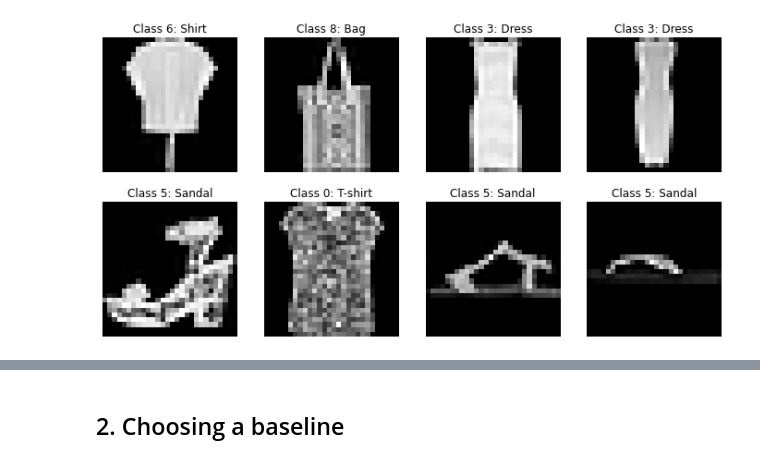
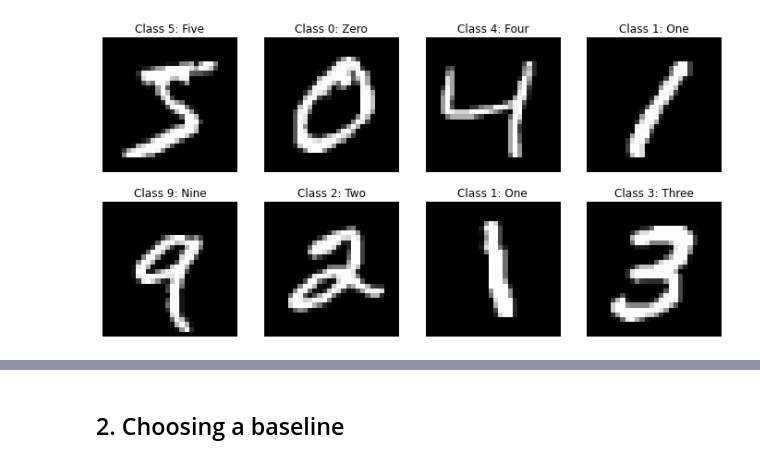
Before and after one commit to gdquintero/machine_learning_project, a Jupyter notebook: main.ipynb, the cells around one changed output, grey strips where cells are left out. Cells and saved outputs as stored; diff of their text form; code cells hidden in the pictures.

```diff
--- a/main.ipynb
+++ b/main.ipynb
@@ -33,21 +55,35 @@ def print_frequency(y_train,y_test,kind='Validation'):
 # %%
-(x_train, y_train), (x_test, y_test) = fashion_mnist.load_data()
+(x_train, y_train), (x_test, y_test) = tf.keras.datasets.mnist.load_data()
 
 print(x_train.shape,y_train.shape)
 print(x_test.shape,y_test.shape)
 
-sprite = {
-    0: 'T-shirt',
-    1: 'Trouser',
-    2: 'Pullover',
-    3: 'Dress',
-    4: 'Coat',
-    5: 'Sandal',
-    6: 'Shirt',
-    7: 'Sneaker',
-    8: 'Bag',
-    9: 'Ankle boot'
-}
+sprite = [
+    {
+        0: 'T-shirt',
+        1: 'Trouser',
+        2: 'Pullover',
+        3: 'Dress',
+        4: 'Coat',
+        5: 'Sandal',
+        6: 'Shirt',
+        7: 'Sneaker',
+        8: 'Bag',
+        9: 'Ankle boot'
+    },
+    {
+        0: 'Zero',
+        1: 'One',
+        2: 'Two',
+        3: 'Three',
+        4: 'Four',
+        5: 'Five',
+        6: 'Six',
+        7: 'Seven',
+        8: 'Eight',
+        9: 'Nine'
+    }
+]
 
 labels = ["%s" % i for i in range(10)]
 
@@ -67,13 +95,12 @@ Downloading data from https://storage.googleapis.com/tensorflow/tf-keras-dataset
 # %%
 fig, ax = plt.subplots(2, 4, figsize = (12, 6))
-ran = random.randrange(100)
 
 for i in range(8):
-    ax[i//4, i%4].imshow(x_train[i+ran], cmap='gray')
+    ax[i//4, i%4].imshow(x_train[i], cmap='gray')
     ax[i//4, i%4].axis('off')
     ax[i//4, i%4].set_title("Class %d: %s"
-                            %(y_train[i+ran],sprite[y_train[i+ran]]))
+                            %(y_train[i],sprite[1][y_train[i]]))
 
 plt.show()
 # %% [output]
-[figure, old version]
+[figure, new version]
```
Also changed, not shown: parts of 8 cells of this notebook.
